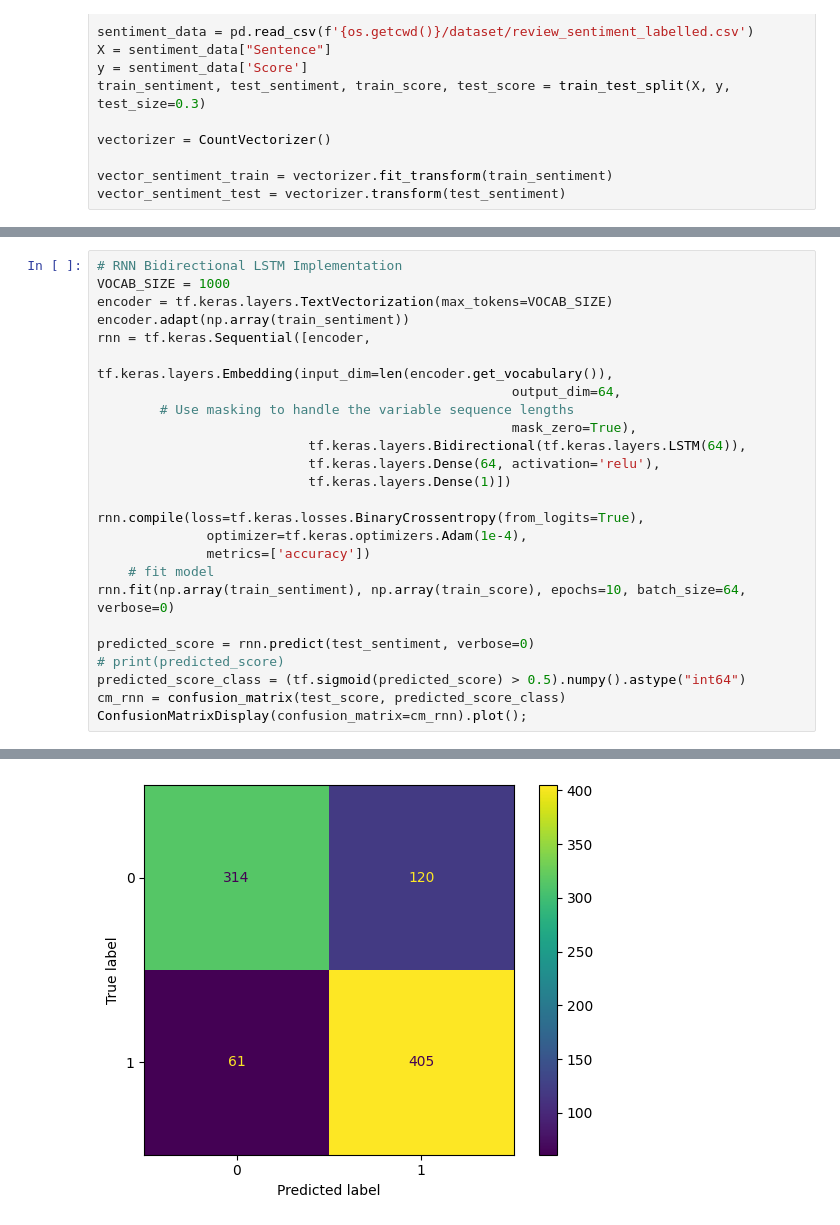
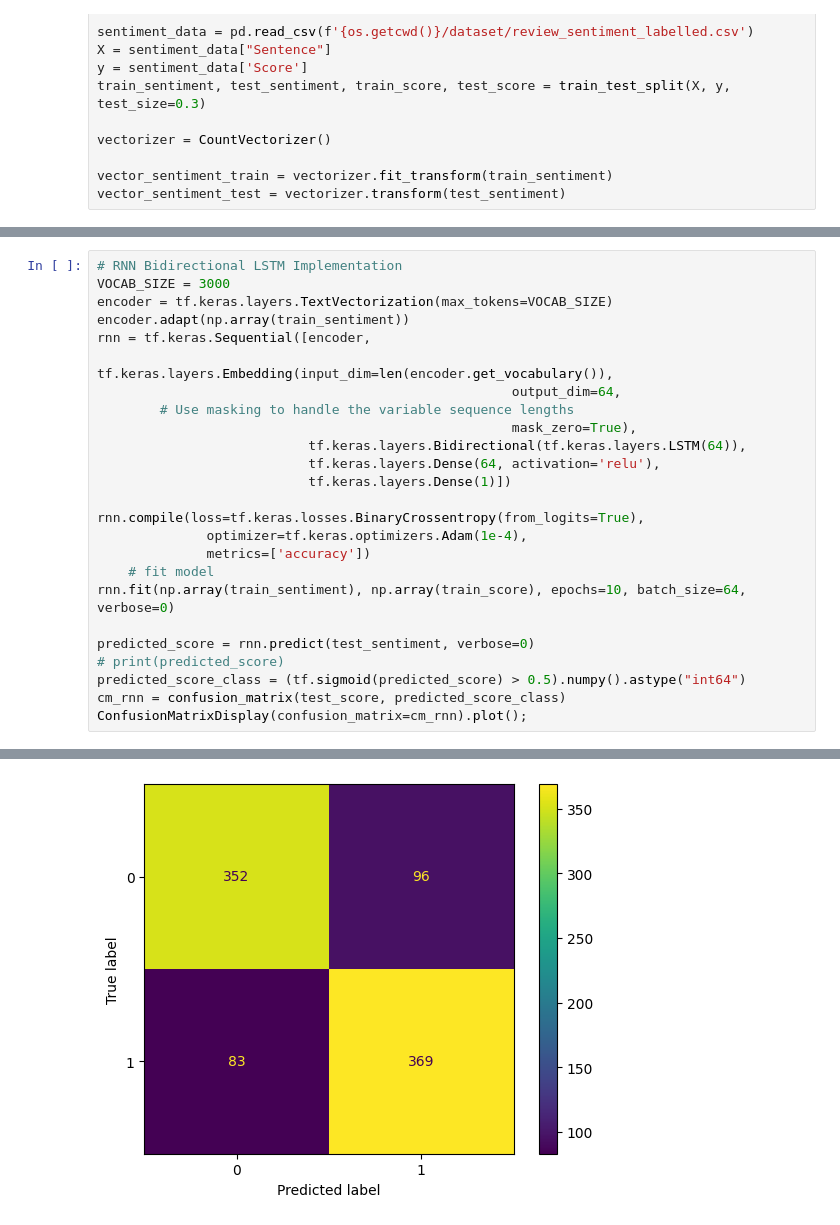
Before and after one commit to VkfNJIT/DataMiningFinal, a Jupyter notebook: DataFinalAlgorithm.ipynb, the cells around one changed output, grey strips where cells are left out. Cells and saved outputs as stored; diff of their text form.

```diff
--- a/DataFinalAlgorithm.ipynb
+++ b/DataFinalAlgorithm.ipynb
@@ -121,6 +107,6 @@ Best Hyperparameters:  {'C': 3.866832687858802, 'gamma': 0.49417133613238334, 'k
 # %%
 # RNN Bidirectional LSTM Implementation
-VOCAB_SIZE = 1000
+VOCAB_SIZE = 3000
 encoder = tf.keras.layers.TextVectorization(max_tokens=VOCAB_SIZE)
 encoder.adapt(np.array(train_sentiment))
 rnn = tf.keras.Sequential([encoder,
@@ -147,4 +135,4 @@ ConfusionMatrixDisplay(confusion_matrix=cm_rnn).plot();
-[figure, old version]
+[figure, new version]
 # %%
 rf_evaluate = []
 svm_evaluate = []
```
Also changed, not shown: parts of 11 cells of this notebook.
